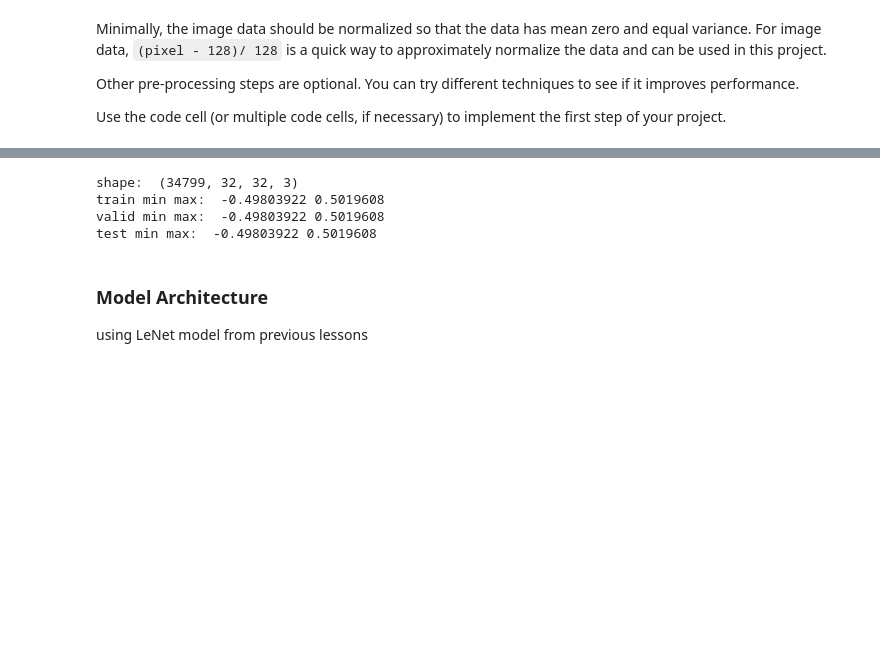
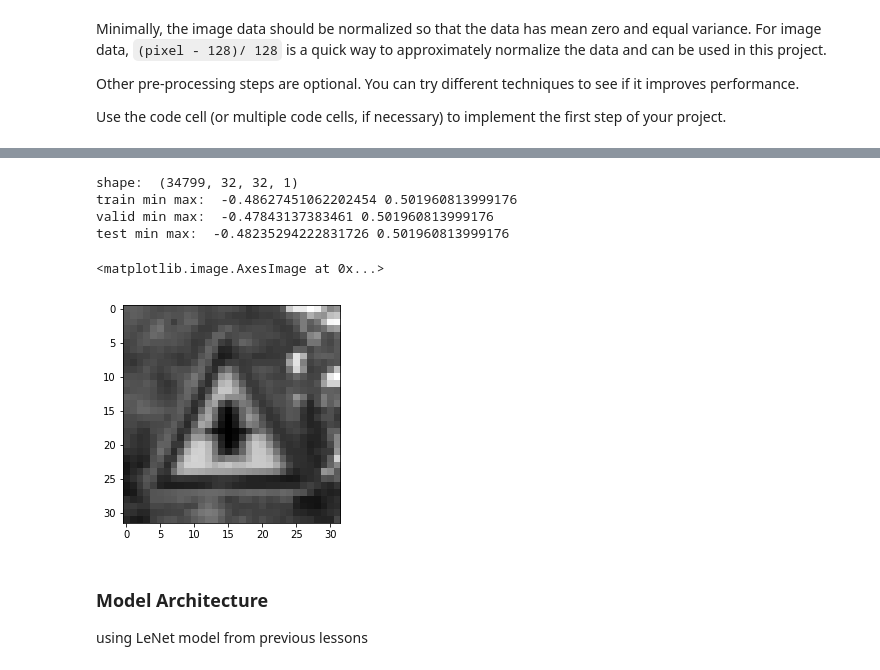
Before and after one commit to hvleejr/CarND-Traffic-Sign-Classifier-Project, a Jupyter notebook: Traffic_Sign_Classifier.ipynb, the cells around one changed output, grey strips where cells are left out. Cells and saved outputs as stored; diff of their text form; code cells hidden in the pictures; blank space fills up the shorter version.

```diff
--- a/Traffic_Sign_Classifier.ipynb
+++ b/Traffic_Sign_Classifier.ipynb
@@ -187,26 +191,31 @@ img_out = normalize(img, test=True)
 # %%
 # Preprocessing
-def preprocess(X, n):
-    X_out = X.copy().astype(np.float32)
+def preprocess(X):
+    n = len(X)
+    X_out = np.zeros(list(X.shape[:-1]) + [1])
     for i in range(n):
-        X_out[i] = normalize(X[i])
+        X_out[i] = normalize(X[i])[:,:, np.newaxis]
     return X_out
 
 # Apply preprocessing on data
-X_train = preprocess(X_train, n_train)
-X_valid = preprocess(X_valid, n_validation)
-X_test = preprocess(X_test, n_test)
+X_train = preprocess(X_train)
+X_valid = preprocess(X_valid)
+X_test = preprocess(X_test)
 
 # sanity test
 print('shape: ', X_train.shape)
 print('train min max: ', np.min(X_train), np.max(X_train))
 print('valid min max: ', np.min(X_valid), np.max(X_valid))
 print('test min max: ', np.min(X_test), np.max(X_test))
+
+plt.imshow(X_train[np.random.randint(0,n_test), :, :, 0], cmap='gray')
 # %% [output]
-shape:  (34799, 32, 32, 3)
-train min max:  -0.49803922 0.5019608
-valid min max:  -0.49803922 0.5019608
-test min max:  -0.49803922 0.5019608
+shape:  (34799, 32, 32, 1)
+train min max:  -0.48627451062202454 0.501960813999176
+valid min max:  -0.47843137383461 0.501960813999176
+test min max:  -0.48235294222831726 0.501960813999176
+<matplotlib.image.AxesImage at 0x...>
+[figure, added]
 # %% [markdown]
 ### Model Architecture
 
```
Also changed, not shown: parts of 10 cells of this notebook.
